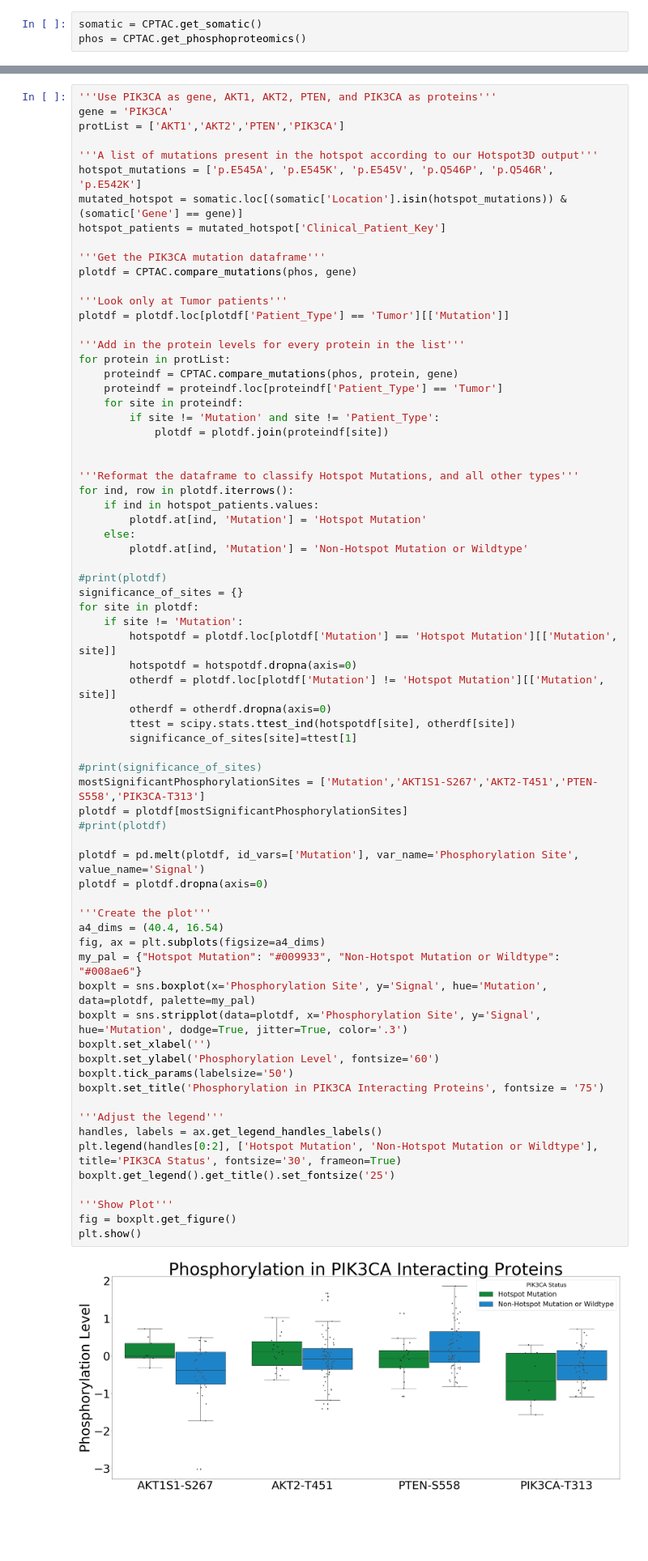
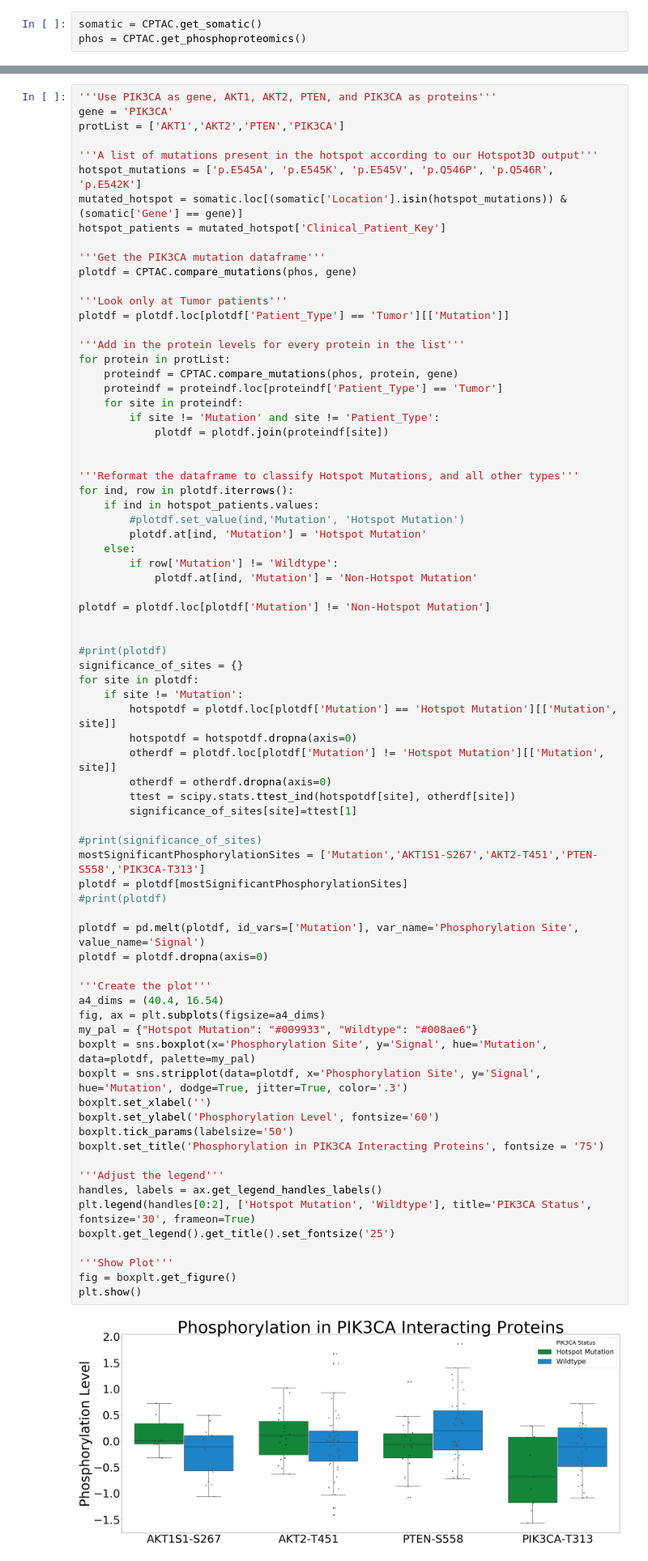
Before and after one commit to PayneLab/UCEC-clinical-stat-analysis, a Jupyter notebook: Protein_Notebooks/PIK3CA/PIK3CA_Phos_Final_Figures.ipynb, the cells around one changed output, grey strips where cells are left out. Shown at 81% size. Cells and saved outputs as stored; diff of their text form; blank space fills up the shorter version.

Commit message:
Fixed PIK3CA final story plots

```diff
--- a/Protein_Notebooks/PIK3CA/PIK3CA_Phos_Final_Figures.ipynb
+++ b/Protein_Notebooks/PIK3CA/PIK3CA_Phos_Final_Figures.ipynb
@@ -70,9 +70,14 @@ for protein in protList:
 '''Reformat the dataframe to classify Hotspot Mutations, and all other types'''
 for ind, row in plotdf.iterrows():
     if ind in hotspot_patients.values:
+        #plotdf.set_value(ind,'Mutation', 'Hotspot Mutation')
         plotdf.at[ind, 'Mutation'] = 'Hotspot Mutation'
     else:
-        plotdf.at[ind, 'Mutation'] = 'Non-Hotspot Mutation or Wildtype'
+        if row['Mutation'] != 'Wildtype':
+            plotdf.at[ind, 'Mutation'] = 'Non-Hotspot Mutation'
+
+plotdf = plotdf.loc[plotdf['Mutation'] != 'Non-Hotspot Mutation']
+
 
 #print(plotdf)
 significance_of_sites = {}
@@ -84,33 +89,33 @@ for site in plotdf:
         otherdf = otherdf.dropna(axis=0)
         ttest = scipy.stats.ttest_ind(hotspotdf[site], otherdf[site])
         significance_of_sites[site]=ttest[1]
 
 #print(significance_of_sites)
 mostSignificantPhosphorylationSites = ['Mutation','AKT1S1-S267','AKT2-T451','PTEN-S558','PIK3CA-T313']
 plotdf = plotdf[mostSignificantPhosphorylationSites]
 #print(plotdf)
 
 plotdf = pd.melt(plotdf, id_vars=['Mutation'], var_name='Phosphorylation Site', value_name='Signal')
 plotdf = plotdf.dropna(axis=0)
 
 '''Create the plot'''
 a4_dims = (40.4, 16.54)
 fig, ax = plt.subplots(figsize=a4_dims)
-my_pal = {"Hotspot Mutation": "#009933", "Non-Hotspot Mutation or Wildtype": "#008ae6"}
+my_pal = {"Hotspot Mutation": "#009933", "Wildtype": "#008ae6"}
 boxplt = sns.boxplot(x='Phosphorylation Site', y='Signal', hue='Mutation', data=plotdf, palette=my_pal)
 boxplt = sns.stripplot(data=plotdf, x='Phosphorylation Site', y='Signal', hue='Mutation', dodge=True, jitter=True, color='.3')
 boxplt.set_xlabel('')
 boxplt.set_ylabel('Phosphorylation Level', fontsize='60')
 boxplt.tick_params(labelsize='50')
 boxplt.set_title('Phosphorylation in PIK3CA Interacting Proteins', fontsize = '75')
 
 '''Adjust the legend'''
 handles, labels = ax.get_legend_handles_labels()
-plt.legend(handles[0:2], ['Hotspot Mutation', 'Non-Hotspot Mutation or Wildtype'], title='PIK3CA Status', fontsize='30', frameon=True)
+plt.legend(handles[0:2], ['Hotspot Mutation', 'Wildtype'], title='PIK3CA Status', fontsize='30', frameon=True)
 boxplt.get_legend().get_title().set_fontsize('25')
 
 '''Show Plot'''
 fig = boxplt.get_figure()
 plt.show()
 # %% [output]
-[figure, old version]
+[figure, new version]
```
Also changed, not shown: parts of 4 cells of this notebook, 1 other file.
